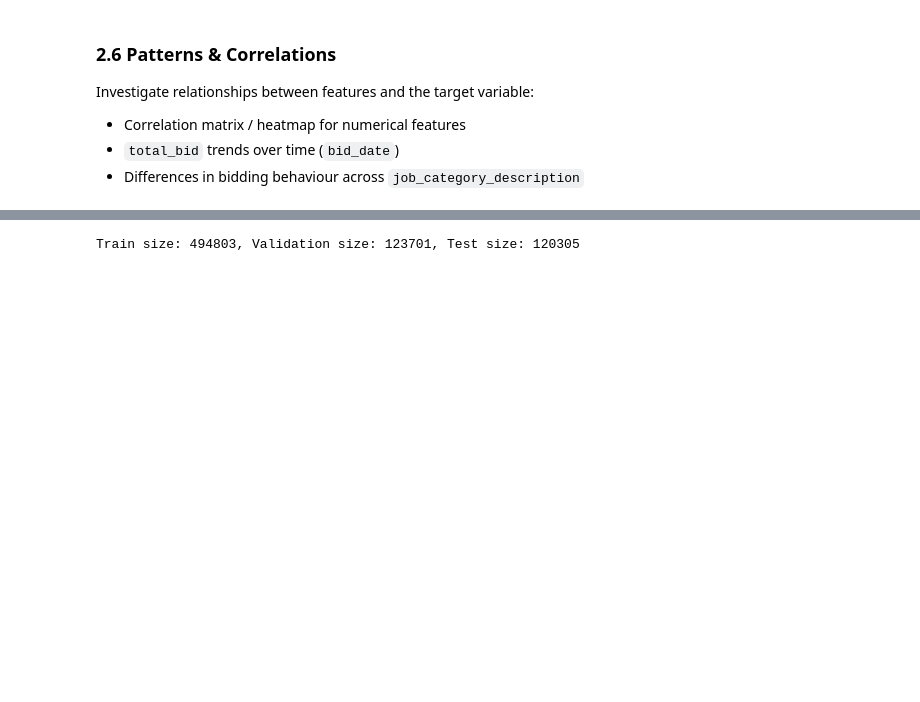
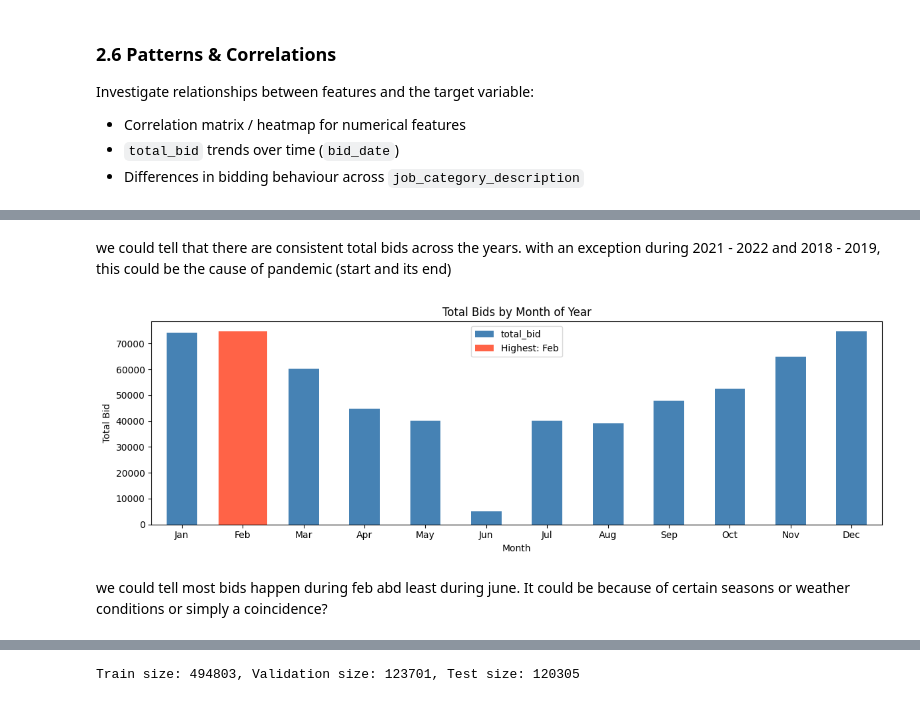
Before and after one commit to IamDalemark/ml-laboratories, a Jupyter notebook: lab4/lab4-v1.ipynb, the cells around one changed output, grey strips where cells are left out. Drawn from its saved outputs; the diff is of its cells as text; code cells hidden in the pictures; blank space fills up the shorter version.

```diff
--- a/lab4/lab4-v1.ipynb
+++ b/lab4/lab4-v1.ipynb
@@ -221,0 +206,23 @@ Name: total_bid, dtype: float64
+# %% [markdown]
+we could tell that there are consistent total bids across the years. with an exception during 2021 - 2022 and 2018 - 2019, this could be the cause of pandemic (start and its end)
+# %%
+
+# Average total bid by month of year — which month has the most?
+df["bid_date"] = pd.to_datetime(df["bid_date"])
+df["bid_month"] = df["bid_date"].dt.month
+
+monthly_avg = df.groupby("bid_month")["total_bid"].count()
+monthly_avg.index = df.groupby("bid_month")["bid_date"].first().dt.strftime("%b")
+
+ax = monthly_avg.plot(kind="bar", figsize=(12, 4), title="Total Bids by Month of Year", color="steelblue")
+ax.bar(monthly_avg.values.argmax(), monthly_avg.max(), color="tomato", label=f"Highest: {monthly_avg.idxmax()}")
+plt.ylabel("Total Bid")
+plt.xlabel("Month")
+plt.xticks(rotation=0)
+plt.legend()
+plt.tight_layout()
+plt.show()
+# %% [output]
+[figure, added]
+# %% [markdown]
+we could tell most bids happen during feb abd least during june. It could be because of certain seasons or weather conditions or simply a coincidence?
```
Also changed, not shown: parts of 21 cells of this notebook, 2 other files.
